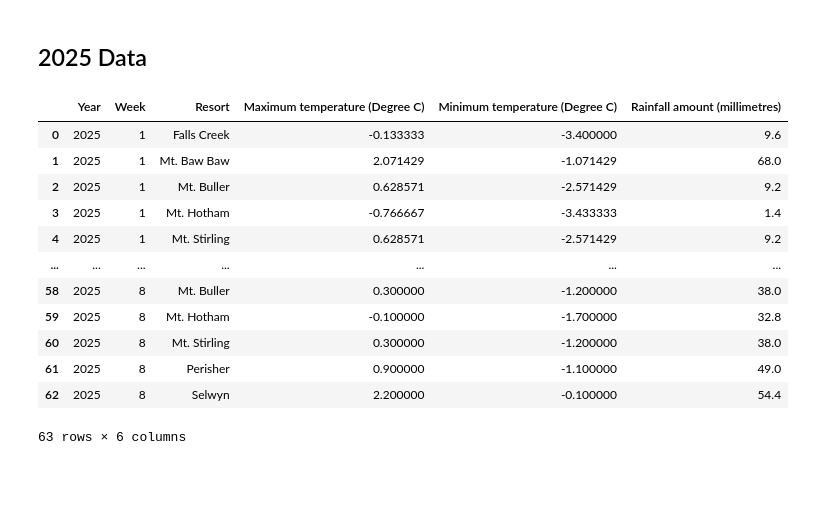
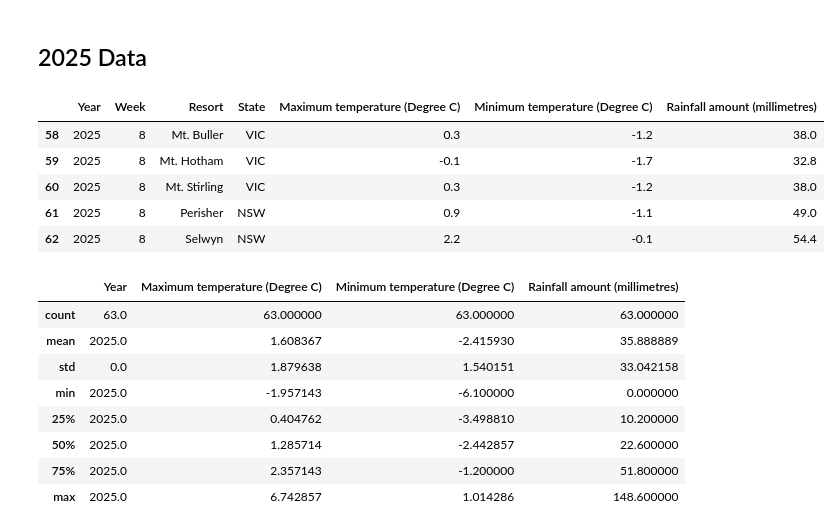
Before and after one commit to bsri0004/R2B2, a Jupyter notebook: src/data_parsing.ipynb, the cells around one changed output. Drawn from its saved outputs; the diff is of its cells as text; code cells hidden in the pictures; blank space fills up the shorter version.

Commit message:
data: updated 2025 dataset

```diff
--- a/src/data_parsing.ipynb
+++ b/src/data_parsing.ipynb
@@ -461,57 +461,62 @@ ski_weeks_2025 = pd.DataFrame({"Year": np.repeat(2025, len(ski_dates_2025)),
 
 # Map the weeks based on the date ranges
 intervals = pd.IntervalIndex.from_arrays(ski_weeks_2025.Start, ski_weeks_2025.End, closed="both")
 week_labels = [str(i) for i in np.arange(1,16)]
 climate_data_2025["Week"] = pd.cut(climate_data_2025.Date, bins=intervals).map(dict(zip(intervals, week_labels)))
 
 # Get resorts and states
 resort_state = merged_data[["Resort", "State"]].drop_duplicates()
 
 # Add Resort name and state
 climate_data_2025 = (pd.merge(climate_data_2025, location_id, on="station_id")
                      .rename(columns={"location": "Resort"}))
 
-# Add State based on location
-climate_data_2025 = pd.merge(climate_data_2025, resort_state, on="Resort")
-
 # Drop unnecessary columns
 climate_data_2025 = climate_data_2025.drop(columns=["station_id", "Month", "Day", "Date"])
-
-# Rearrange same way as merged_data
-climate_data_2025 = climate_data_2025[["Year",
-                                       "Week",
-                                       "Resort",
-                                       "State",
-                                       "Maximum temperature (Degree C)",
-                                       "Minimum temperature (Degree C)",
-                                       "Rainfall amount (millimetres)"
-                                       ]]
 
 
 # Drop all NAN before aggregation
 climate_data_2025 = climate_data_2025.dropna(subset=["Week", "Maximum temperature (Degree C)", "Minimum temperature (Degree C)", "Rainfall amount (millimetres)"])
 
 # Get aggregate date
 climate_data_2025 = (climate_data_2025.groupby(["Year", "Week", "Resort"]).agg({
     "Maximum temperature (Degree C)": "mean",
     "Minimum temperature (Degree C)": "mean",
     "Rainfall amount (millimetres)": "sum"}).reset_index())
 
 # Remove all NAN from final
 climate_data_2025 = climate_data_2025.dropna(subset=["Week", "Maximum temperature (Degree C)", "Minimum temperature (Degree C)", "Rainfall amount (millimetres)"])
 
-climate_data_2025
+# Add State based on location
+climate_data_2025 = pd.merge(climate_data_2025, resort_state, on="Resort")
+
+# Rearrange same way as merged_data
+climate_data_2025 = climate_data_2025[["Year",
+                                       "Week",
+                                       "Resort",
+                                       "State",
+                                       "Maximum temperature (Degree C)",
+                                       "Minimum temperature (Degree C)",
+                                       "Rainfall amount (millimetres)"
+                                       ]]
+
+climate_data_2025.tail()
 # %% [output]
-|  | Year | Week | Resort | Maximum temperature (Degree C) | Minimum temperature (Degree C) | Rainfall amount (millimetres) |
-| 0 | 2025 | 1 | Falls Creek | -0.133333 | -3.400000 | 9.6 |
-| 1 | 2025 | 1 | Mt. Baw Baw | 2.071429 | -1.071429 | 68.0 |
-| 2 | 2025 | 1 | Mt. Buller | 0.628571 | -2.571429 | 9.2 |
-| 3 | 2025 | 1 | Mt. Hotham | -0.766667 | -3.433333 | 1.4 |
-| 4 | 2025 | 1 | Mt. Stirling | 0.628571 | -2.571429 | 9.2 |
-| ... | ... | ... | ... | ... | ... | ... |
-| 58 | 2025 | 8 | Mt. Buller | 0.300000 | -1.200000 | 38.0 |
-| 59 | 2025 | 8 | Mt. Hotham | -0.100000 | -1.700000 | 32.8 |
-| 60 | 2025 | 8 | Mt. Stirling | 0.300000 | -1.200000 | 38.0 |
-| 61 | 2025 | 8 | Perisher | 0.900000 | -1.100000 | 49.0 |
-| 62 | 2025 | 8 | Selwyn | 2.200000 | -0.100000 | 54.4 |
+|  | Year | Week | Resort | State | Maximum temperature (Degree C) | Minimum temperature (Degree C) | Rainfall amount (millimetres) |
+| 58 | 2025 | 8 | Mt. Buller | VIC | 0.3 | -1.2 | 38.0 |
+| 59 | 2025 | 8 | Mt. Hotham | VIC | -0.1 | -1.7 | 32.8 |
+| 60 | 2025 | 8 | Mt. Stirling | VIC | 0.3 | -1.2 | 38.0 |
+| 61 | 2025 | 8 | Perisher | NSW | 0.9 | -1.1 | 49.0 |
+| 62 | 2025 | 8 | Selwyn | NSW | 2.2 | -0.1 | 54.4 |
-63 rows × 6 columns
+# %%
+climate_data_2025.describe()
+# %% [output]
+|  | Year | Maximum temperature (Degree C) | Minimum temperature (Degree C) | Rainfall amount (millimetres) |
+| count | 63.0 | 63.000000 | 63.000000 | 63.000000 |
+| mean | 2025.0 | 1.608367 | -2.415930 | 35.888889 |
+| std | 0.0 | 1.879638 | 1.540151 | 33.042158 |
+| min | 2025.0 | -1.957143 | -6.100000 | 0.000000 |
+| 25% | 2025.0 | 0.404762 | -3.498810 | 10.200000 |
+| 50% | 2025.0 | 1.285714 | -2.442857 | 22.600000 |
+| 75% | 2025.0 | 2.357143 | -1.200000 | 51.800000 |
+| max | 2025.0 | 6.742857 | 1.014286 | 148.600000 |
```
Also changed, not shown: parts of 1 cell of this notebook, 2 other files.
